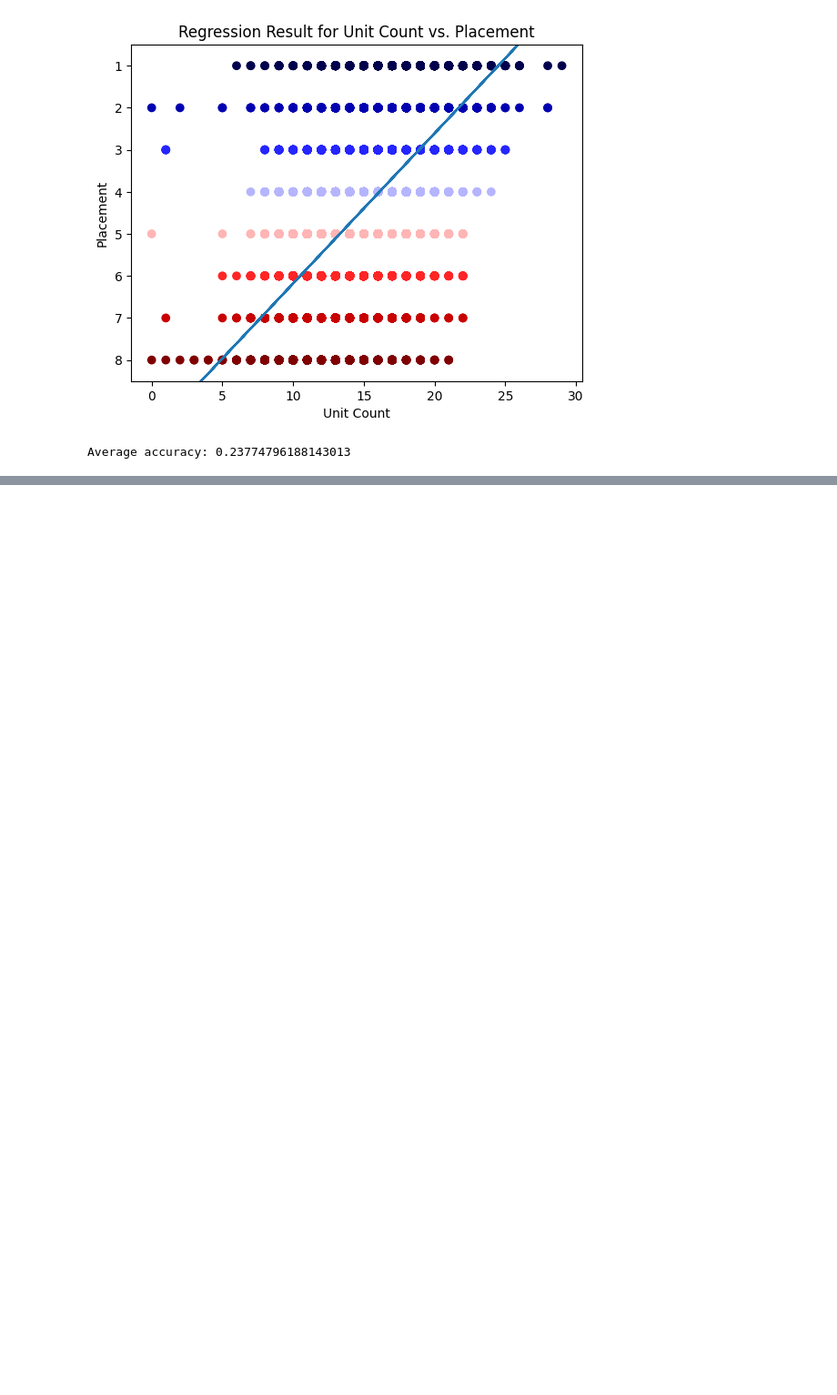
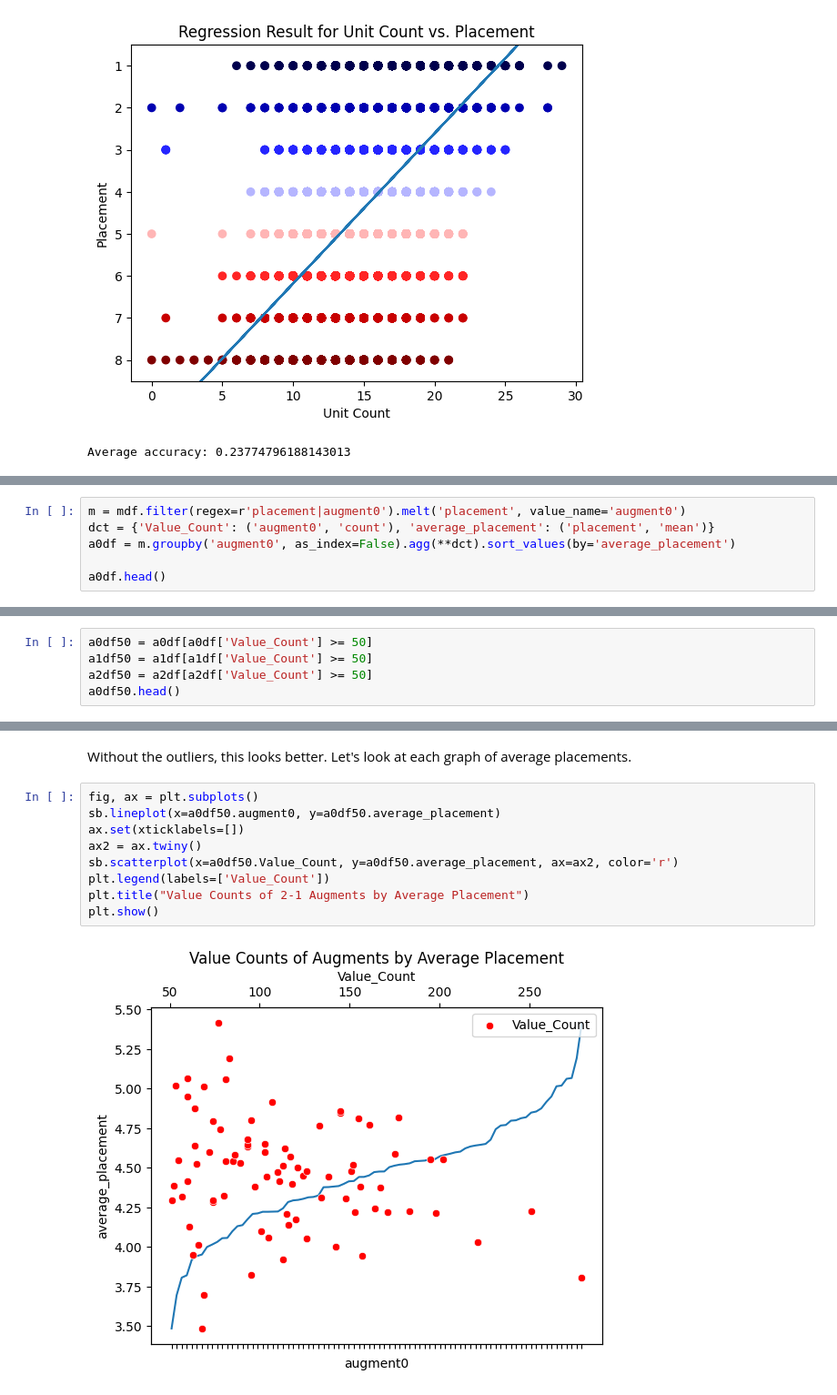
Before and after one commit to Skahan93/Skahan93.github.io, a Jupyter notebook: index.ipynb, the cells around one changed output, grey strips where cells are left out. Shown: that part at 91% size. Drawn from its saved outputs; the diff is of its cells as text; blank space fills up the shorter version.

Commit message:
added graphs for augments

```diff
--- a/index.ipynb
+++ b/index.ipynb
@@ -269,0 +284,6 @@ According to the way TFT works with the item and trait systems, as well as units
+# %%
+m = mdf.filter(regex=r'placement|augment0').melt('placement', value_name='augment0')
+dct = {'Value_Count': ('augment0', 'count'), 'average_placement': ('placement', 'mean')}
+a0df = m.groupby('augment0', as_index=False).agg(**dct).sort_values(by='average_placement')
+
+a0df.head()
@@ -269,0 +342,5 @@ According to the way TFT works with the item and trait systems, as well as units
+# %%
+a0df50 = a0df[a0df['Value_Count'] >= 50]
+a1df50 = a1df[a1df['Value_Count'] >= 50]
+a2df50 = a2df[a2df['Value_Count'] >= 50]
+a0df50.head()
@@ -269,0 +372,13 @@ According to the way TFT works with the item and trait systems, as well as units
+# %% [markdown]
+Without the outliers, this looks better. Let's look at each graph of average placements.
+# %%
+fig, ax = plt.subplots()
+sb.lineplot(x=a0df50.augment0, y=a0df50.average_placement)
+ax.set(xticklabels=[])
+ax2 = ax.twiny()
+sb.scatterplot(x=a0df50.Value_Count, y=a0df50.average_placement, ax=ax2, color='r')
+plt.legend(labels=['Value_Count'])
+plt.title("Value Counts of 2-1 Augments by Average Placement")
+plt.show()
+# %% [output]
+[figure, added]
```
Also changed, not shown: parts of 16 cells of this notebook, 1 other file.
